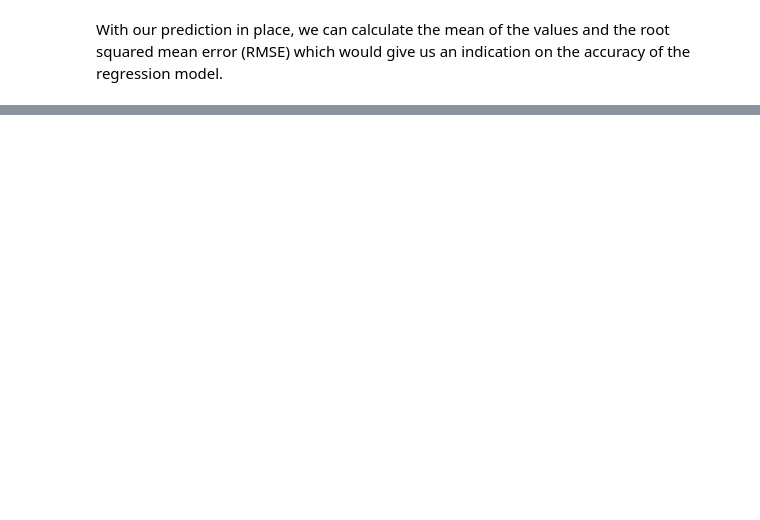
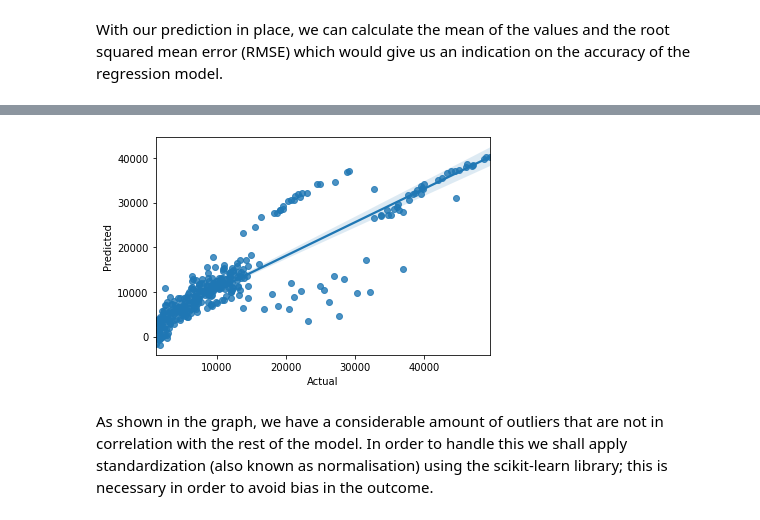
Before and after one commit to m1younis/CoreAI, a Jupyter notebook: src/main.ipynb, the cells around one changed output, grey strips where cells are left out. Cells and saved outputs as stored; diff of their text form; code cells hidden in the pictures; blank space fills up the shorter version.

```diff
--- a/src/main.ipynb
+++ b/src/main.ipynb
@@ -147,0 +162,12 @@ As we know, 10% (or less) of the mean is considered a good score for the RMSE va
+# %%
+# Required imports
+import seaborn as sns
+
+# Plots and locally saves a DataFrame of the actual against predicted values
+fig = sns.regplot(x="Actual", y="Predicted", data=pd.DataFrame({"Actual": y_test, "Predicted": y_pred}))
+fig
+fig.get_figure().savefig("../models/linreg_fig01.png")
+# %% [output]
+[figure, added]
+# %% [markdown]
+As shown in the graph, we have a considerable amount of outliers that are not in correlation with the rest of the model. In order to handle this we shall apply standardization (also known as normalisation) using the scikit-learn library; this is necessary in order to avoid bias in the outcome.
```
Also changed, not shown: parts of 14 cells of this notebook.
